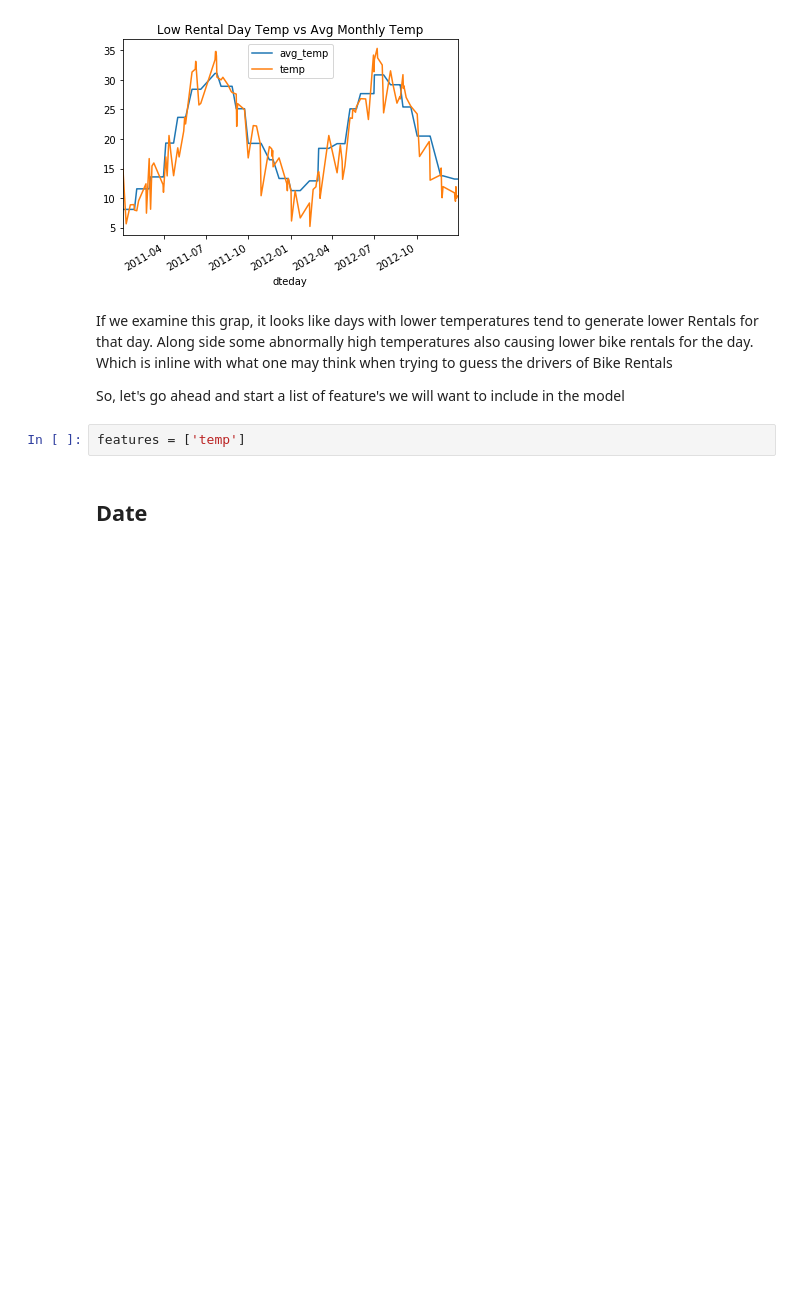
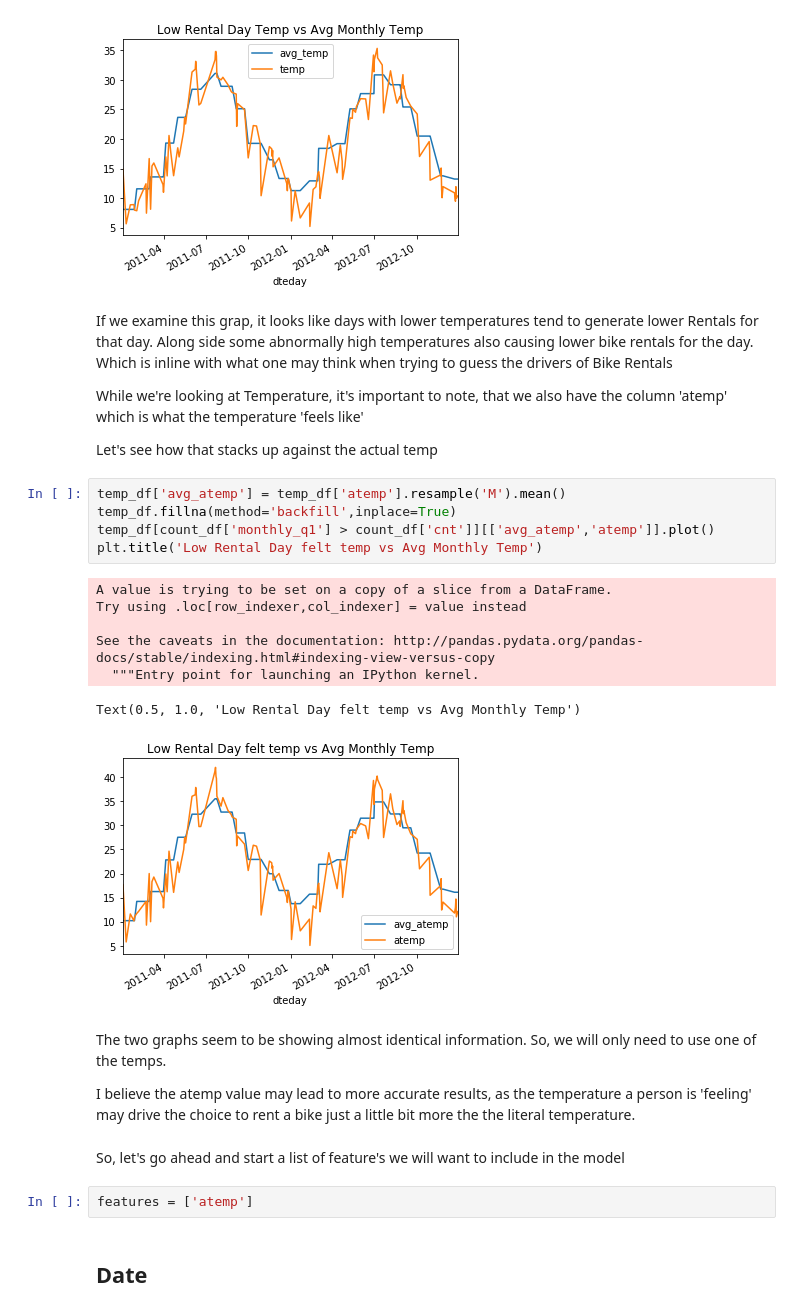
Before and after one commit to Norrick-McGee/ds-personal-projects, a Jupyter notebook: regression/Bike Rental Regression.ipynb, the cells around one changed output. Drawn from its saved outputs; the diff is of its cells as text; blank space fills up the shorter version.

```diff
--- a/regression/Bike Rental Regression.ipynb
+++ b/regression/Bike Rental Regression.ipynb
@@ -159,9 +179,32 @@ Text(0.5, 1.0, 'Low Rental Day Temp vs Avg Monthly Temp')
 # %% [markdown]
 If we examine this grap, it looks like days with lower temperatures tend to generate lower Rentals for that day. Along side some abnormally high temperatures also causing lower bike rentals for the day. Which is inline with what one may think when trying to guess the drivers of Bike Rentals
 
-So, let's go ahead and start a list of feature's we will want to include in the model
+
+While we're looking at Temperature, it's important to note, that we also have the column 'atemp' which is what the temperature 'feels like'
+
+Let's see how that stacks up against the actual temp
+# %%
+temp_df['avg_atemp'] = temp_df['atemp'].resample('M').mean()
+temp_df.fillna(method='backfill',inplace=True)
+temp_df[count_df['monthly_q1'] > count_df['cnt']][['avg_atemp','atemp']].plot()
+plt.title('Low Rental Day felt temp vs Avg Monthly Temp')
+# %% [output]
+A value is trying to be set on a copy of a slice from a DataFrame.
+Try using .loc[row_indexer,col_indexer] = value instead
+
+See the caveats in the documentation: http://pandas.pydata.org/pandas-docs/stable/indexing.html#indexing-view-versus-copy
+  """Entry point for launching an IPython kernel.
+Text(0.5, 1.0, 'Low Rental Day felt temp vs Avg Monthly Temp')
+[figure, added]
+# %% [markdown]
+The two graphs seem to be showing almost identical information.
+So, we will only need to use one of the temps.
+
+I believe the atemp value may lead to more accurate results, as the temperature a person is 'feeling' may drive the choice to rent a bike just a little bit more the the literal temperature.
+# %% [markdown]
+So, let's go ahead and start a list of feature's we will want to include in the model
 # %%
-features = ['temp']
+features = ['atemp']
 # %% [markdown]
 ## Date
 # %% [markdown]
```
Also changed, not shown: parts of 57 cells of this notebook.
